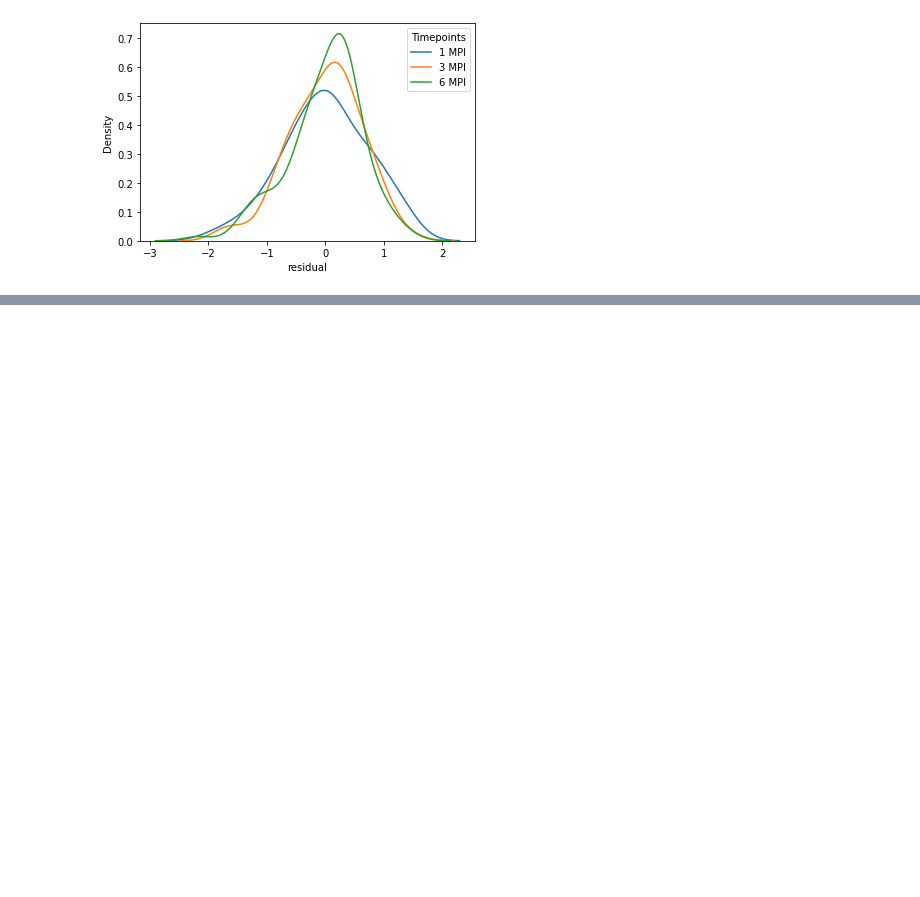
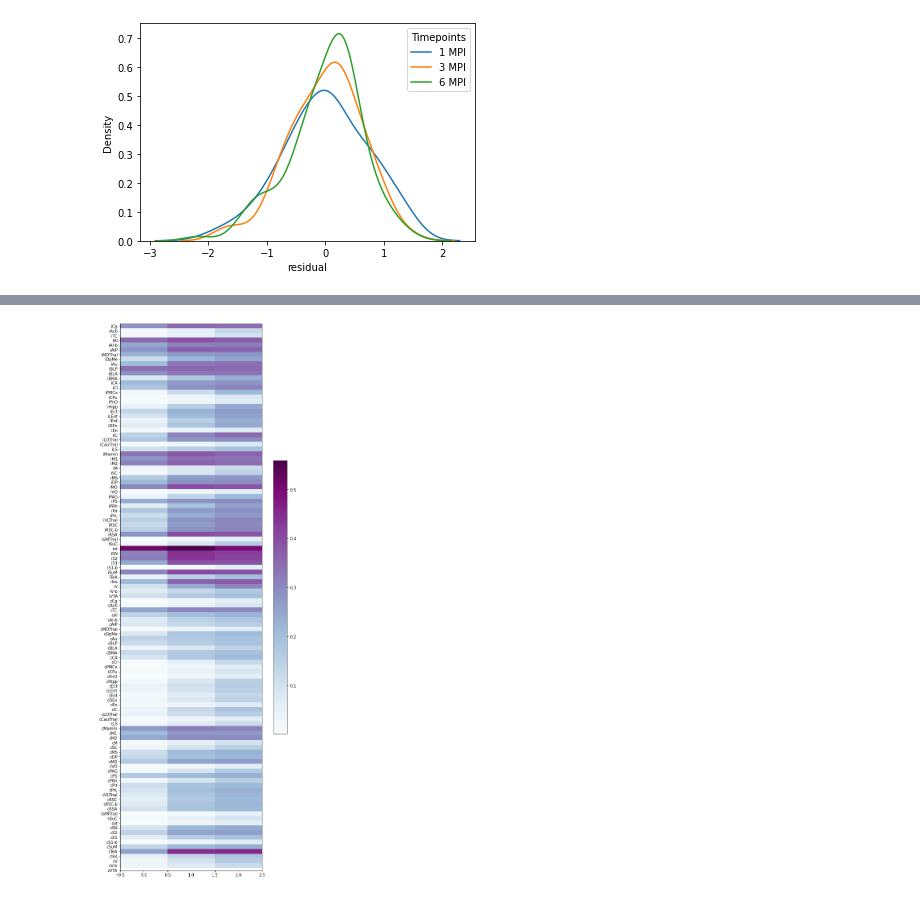
Before and after one commit to MathieuBo/PathoSpreading, a Jupyter notebook: Vulnerability_analysis.ipynb, the cells around one changed output, grey strips where cells are left out. Drawn from its saved outputs; the diff is of its cells as text; code cells hidden in the pictures; blank space fills up the shorter version.

```diff
--- a/Vulnerability_analysis.ipynb
+++ b/Vulnerability_analysis.ipynb
@@ -31,0 +66,8 @@ plt.show()
+# %%
+plt.figure(figsize=(10,25))
+plt.imshow(patho_no_seed[['MPI1','MPI3', 'MPI6']], cmap='BuPu', aspect=.1)
+plt.yticks(np.arange(patho.shape[0]), patho['regions'])
+plt.colorbar(shrink=.5)
+plt.show()
+# %% [output]
+[figure, added]
```
Also changed, not shown: parts of 11 cells of this notebook.
